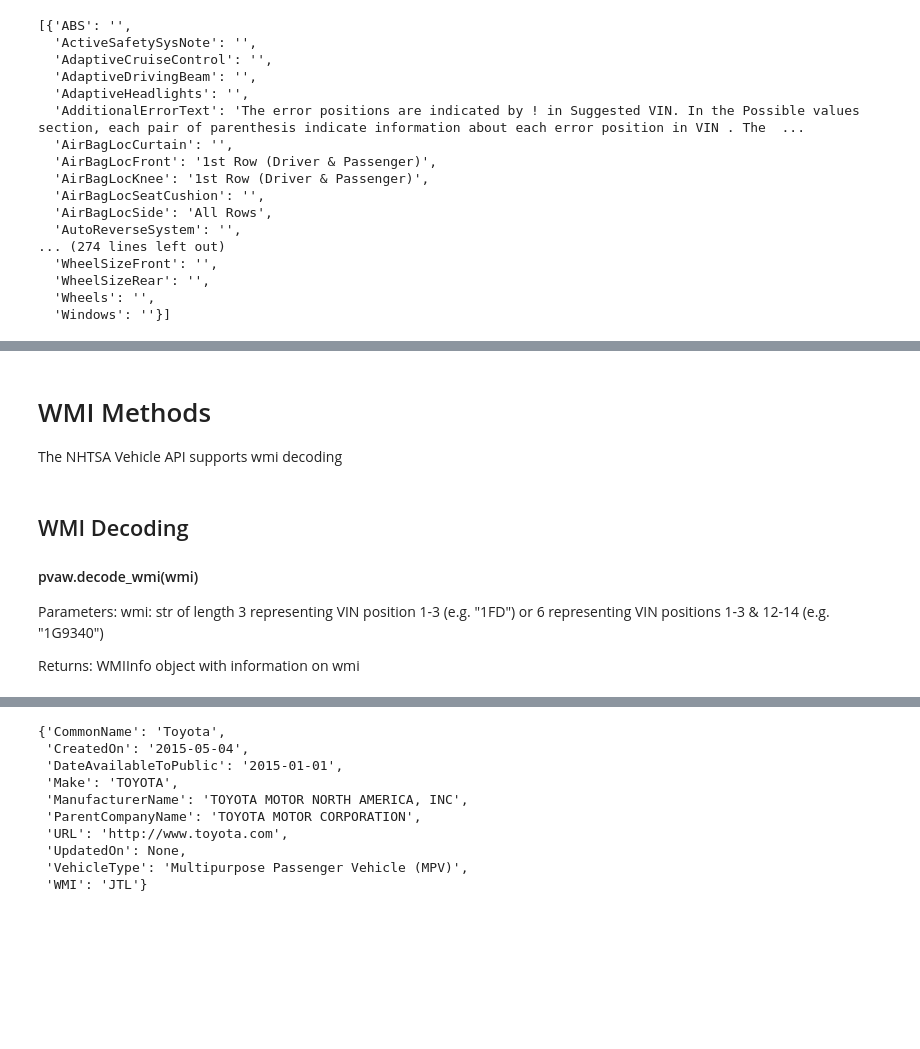
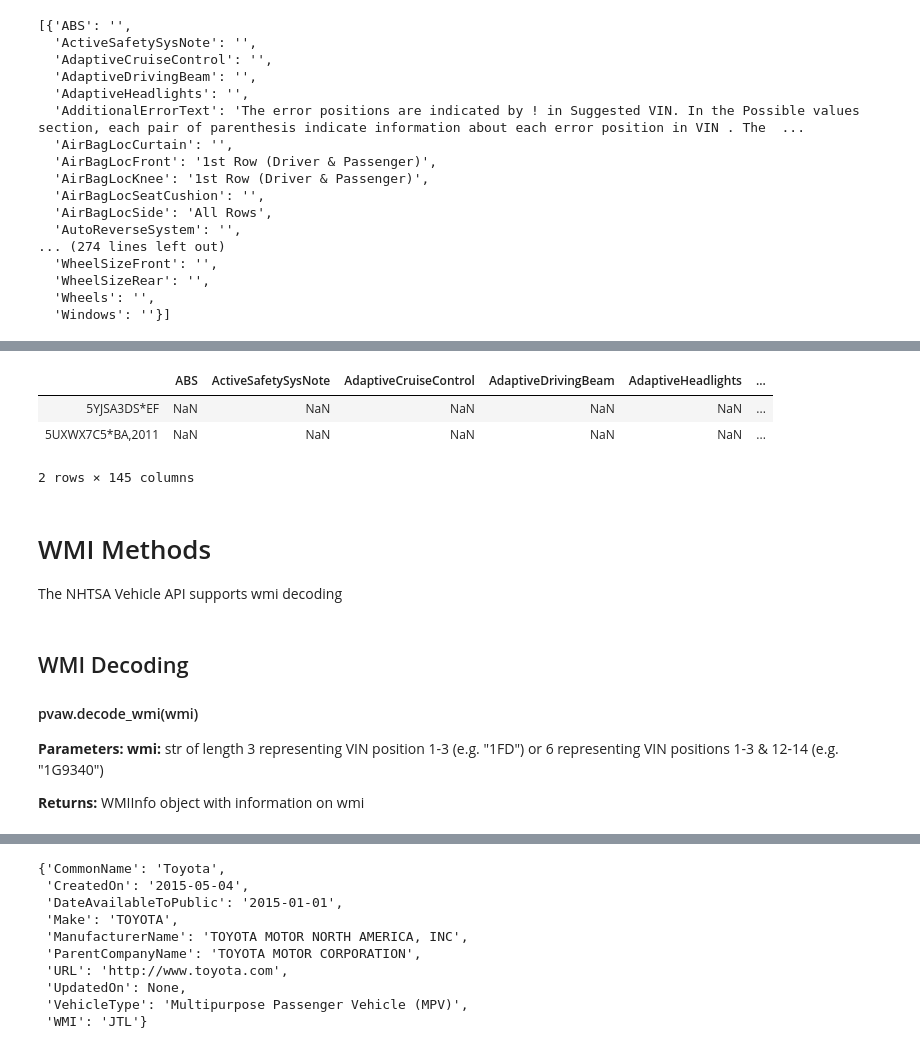
Before and after one commit to michaelmicheal/PythonVehicleAPIWrapper, a Jupyter notebook: demo.ipynb, the cells around one changed output, grey strips where cells are left out. Drawn from its saved outputs; the diff is of its cells as text; code cells hidden in the pictures; blank space fills up the shorter version.

```diff
--- a/demo.ipynb
+++ b/demo.ipynb
@@ -176,3 +151,11 @@ vehicles.get_df()
+# %%
+# Getting full raw data df not dropping nan
+vehicles.get_df(raw=True, drop_na=False)
+# %% [output]
+|  | ABS | ActiveSafetySysNote | AdaptiveCruiseControl | AdaptiveDrivingBeam | AdaptiveHeadlights | ... |
+| 5YJSA3DS*EF | NaN | NaN | NaN | NaN | NaN | ... |
+| 5UXWX7C5*BA,2011 | NaN | NaN | NaN | NaN | NaN | ... |
+2 rows × 145 columns
 # %% [markdown]
 # WMI Methods
 The NHTSA Vehicle API supports wmi decoding
@@ -181,9 +164,9 @@ The NHTSA Vehicle API supports wmi decoding
 
 #### pvaw.decode_wmi(wmi)
 
-Parameters: wmi: str of length 3 representing VIN position 1-3 (e.g. "1FD") or 6 representing VIN positions 1-3 & 12-14 (e.g. "1G9340")
+**Parameters: wmi:** str of length 3 representing VIN position 1-3 (e.g. "1FD") or 6 representing VIN positions 1-3 & 12-14 (e.g. "1G9340")
 
-Returns: WMIInfo object with information on wmi
+**Returns:** WMIInfo object with information on wmi
 # %%
 wmi_info = pv.decode_wmi("JTL")
 wmi_info
```
Also changed, not shown: parts of 59 cells of this notebook, 5 other files.
